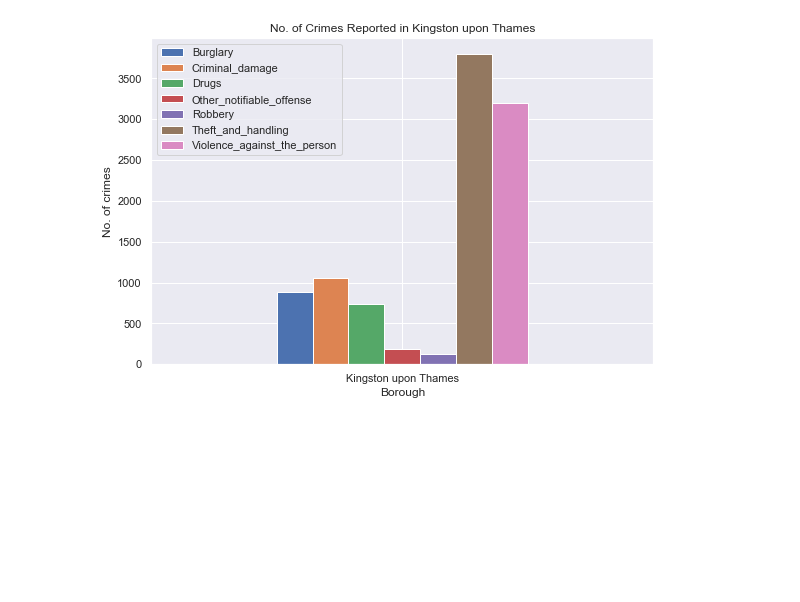
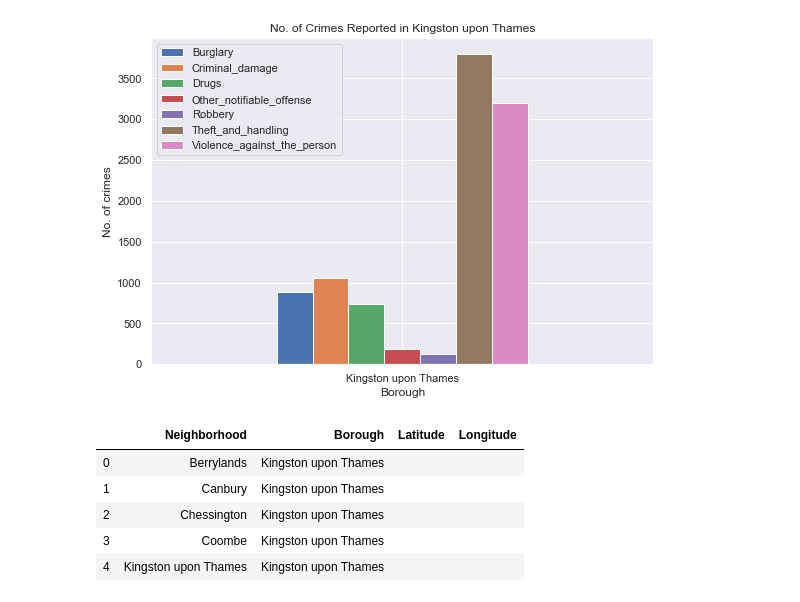
Before and after one commit to pratyushmp/Coursera_Capstone, a Jupyter notebook: The Battle of Neighborhoods/The Battle of Neighborhoods - London Neighborhood Clustering.ipynb, the cells around one changed output. Cells and saved outputs as stored; diff of their text form; code cells hidden in the pictures; blank space fills up the shorter version.

```diff
--- a/The Battle of Neighborhoods/The Battle of Neighborhoods - London Neighborhood Clustering.ipynb
+++ b/The Battle of Neighborhoods/The Battle of Neighborhoods - London Neighborhood Clustering.ipynb
@@ -371,3 +371,14 @@ plt.xlabel('Borough')
 plt.ylabel('No. of crimes');
 # %% [output]
 [figure]
+# %%
+kingston_data = {'Neighborhood':['Berrylands', 'Canbury', 'Chessington', 'Coombe', 'Kingston upon Thames', 'Kingston Vale', 'Malden Rushett', 'Motspur Park', 'New Maldon', 'Norbiton', 'Old Malden', 'Surbiton', 'Tolworth'], 'Borough': ['Kingston upon Thames', 'Kingston upon Thames', 'Kingston upon Thames', 'Kingston upon Thames', 'Kingston upon Thames', 'Kingston upon Thames', 'Kingston upon Thames', 'Kingston upon Thames', 'Kingston upon Thames', 'Kingston upon Thames', 'Kingston upon Thames', 'Kingston upon Thames', 'Kingston upon Thames'], 'Latitude': ['', '', '', '', '', '', '', '', '', '', '', '', '',], 'Longitude': ['', '', '', '', '', '', '', '', '', '', '', '', '',]}
+kingston = pd.DataFrame(kingston_data)
+kingston.head()
+# %% [output]
+|  | Neighborhood | Borough | Latitude | Longitude |
+| 0 | Berrylands | Kingston upon Thames |  |  |
+| 1 | Canbury | Kingston upon Thames |  |  |
+| 2 | Chessington | Kingston upon Thames |  |  |
+| 3 | Coombe | Kingston upon Thames |  |  |
+| 4 | Kingston upon Thames | Kingston upon Thames |  |  |
```
Also changed, not shown: parts of 11 cells of this notebook.
